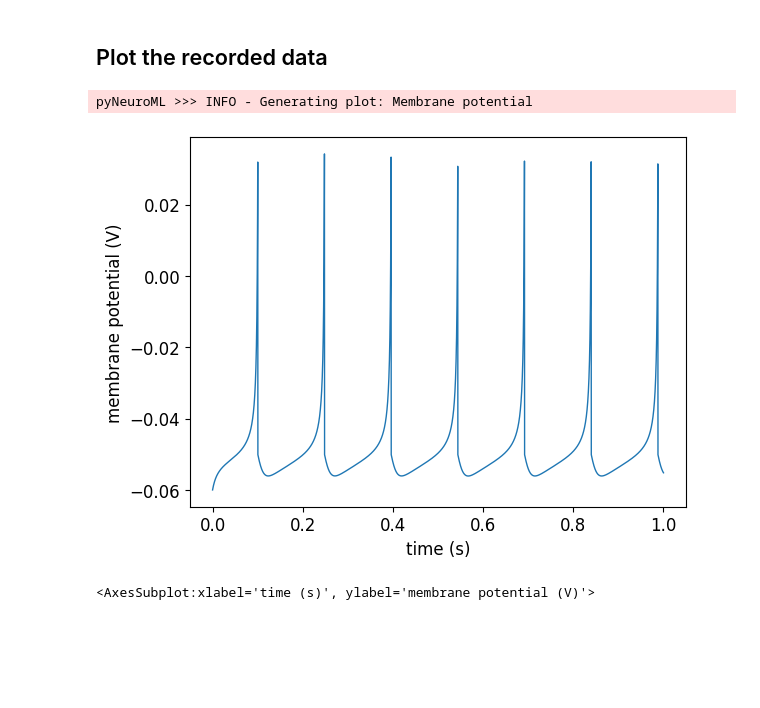
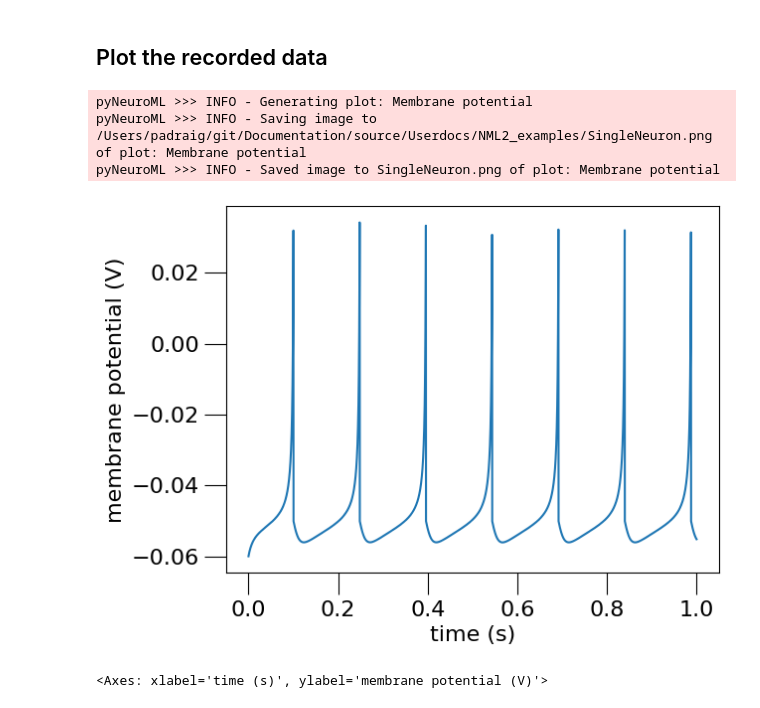
Before and after one commit to NeuroML/Documentation, a Jupyter notebook: source/Userdocs/NML2_examples/SingleNeuron.ipynb, the cells around one changed output. Saved outputs shown, nothing was run; the diff lists cells and outputs as text; code cells hidden in the pictures; blank space fills up the shorter version.

```diff
--- a/source/Userdocs/NML2_examples/SingleNeuron.ipynb
+++ b/source/Userdocs/NML2_examples/SingleNeuron.ipynb
@@ -191,13 +158,17 @@ True
 # %%
 # Load the data from the file and plot the graph for the membrane potential
 # using the pynml generate_plot utility function.
 data_array = np.loadtxt("%s.v.dat" % simulation_id)
 pynml.generate_plot(
     [data_array[:, 0]], [data_array[:, 1]],
     "Membrane potential", show_plot_already=True,
-    xaxis="time (s)", yaxis="membrane potential (V)"
+    xaxis="time (s)", yaxis="membrane potential (V)",
+    save_figure_to="SingleNeuron.png"
+
 )
 # %% [output]
 pyNeuroML >>> INFO - Generating plot: Membrane potential
+pyNeuroML >>> INFO - Saving image to /Users/padraig/git/Documentation/source/Userdocs/NML2_examples/SingleNeuron.png of plot: Membrane potential
+pyNeuroML >>> INFO - Saved image to SingleNeuron.png of plot: Membrane potential
-[figure, old version]
+[figure, new version]
-<AxesSubplot:xlabel='time (s)', ylabel='membrane potential (V)'>
+<Axes: xlabel='time (s)', ylabel='membrane potential (V)'>
```
Also changed, not shown: parts of 26 cells of this notebook, 1 other file.
